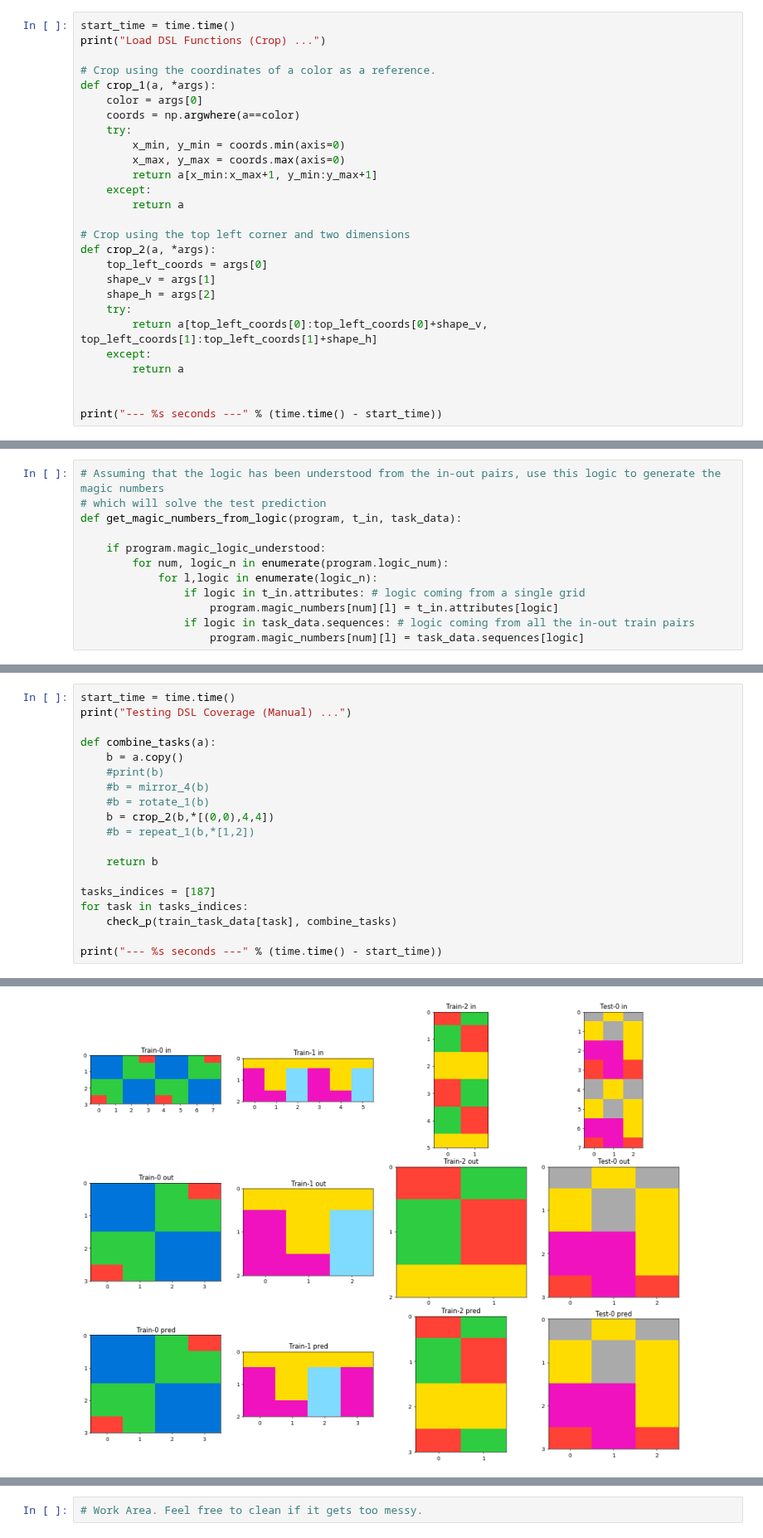
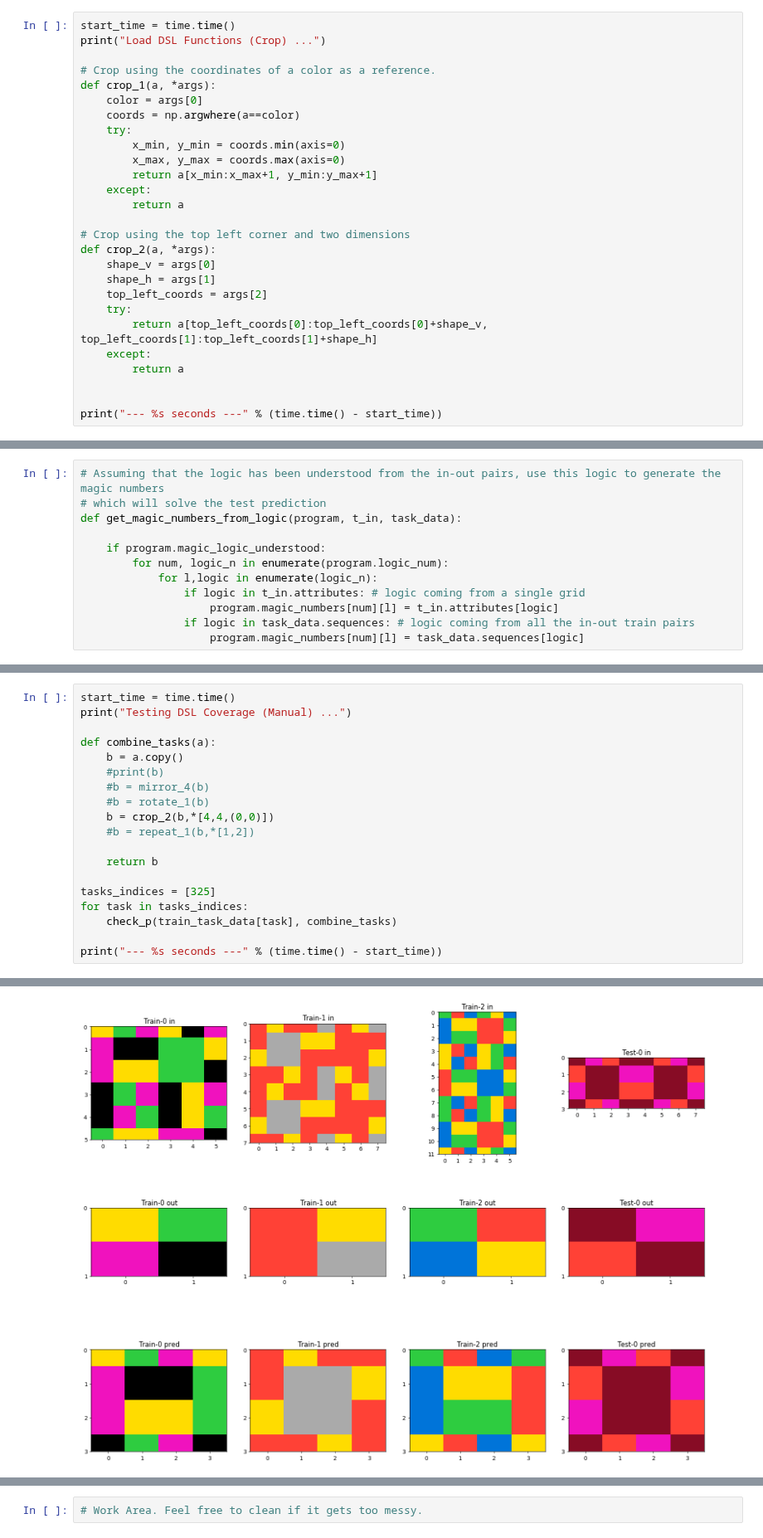
Before and after one commit to lorepieri8/ARC_challenge, a Jupyter notebook: ARC_DSL.ipynb, the cells around one changed output, grey strips where cells are left out. Shown at 83% size. Drawn from its saved outputs; the diff is of its cells as text.

Commit message:
crop_2

```diff
--- a/ARC_DSL.ipynb
+++ b/ARC_DSL.ipynb
@@ -922,9 +922,9 @@ def crop_1(a, *args):
 
 # Crop using the top left corner and two dimensions
 def crop_2(a, *args):
-    top_left_coords = args[0]
-    shape_v = args[1]
-    shape_h = args[2]
+    shape_v = args[0]
+    shape_h = args[1]
+    top_left_coords = args[2]
     try:
         return a[top_left_coords[0]:top_left_coords[0]+shape_v, top_left_coords[1]:top_left_coords[1]+shape_h]
     except:
@@ -1663,12 +1671,12 @@ def combine_tasks(a):
     #print(b)
     #b = mirror_4(b)
     #b = rotate_1(b)
-    b = crop_2(b,*[(0,0),4,4])
+    b = crop_2(b,*[4,4,(0,0)])
     #b = repeat_1(b,*[1,2])
 
     return b
 
-tasks_indices = [187]
+tasks_indices = [325]
 for task in tasks_indices:
     check_p(train_task_data[task], combine_tasks)
 
@@ -1679,4 +1687,4 @@ Testing DSL Coverage (Manual) ...
-[figure, old version]
+[figure, new version]
 # %%
 start_time = time.time()
 print("Testing DSL Coverage (Training Set) ...")
```
Also changed, not shown: parts of 28 cells of this notebook.
